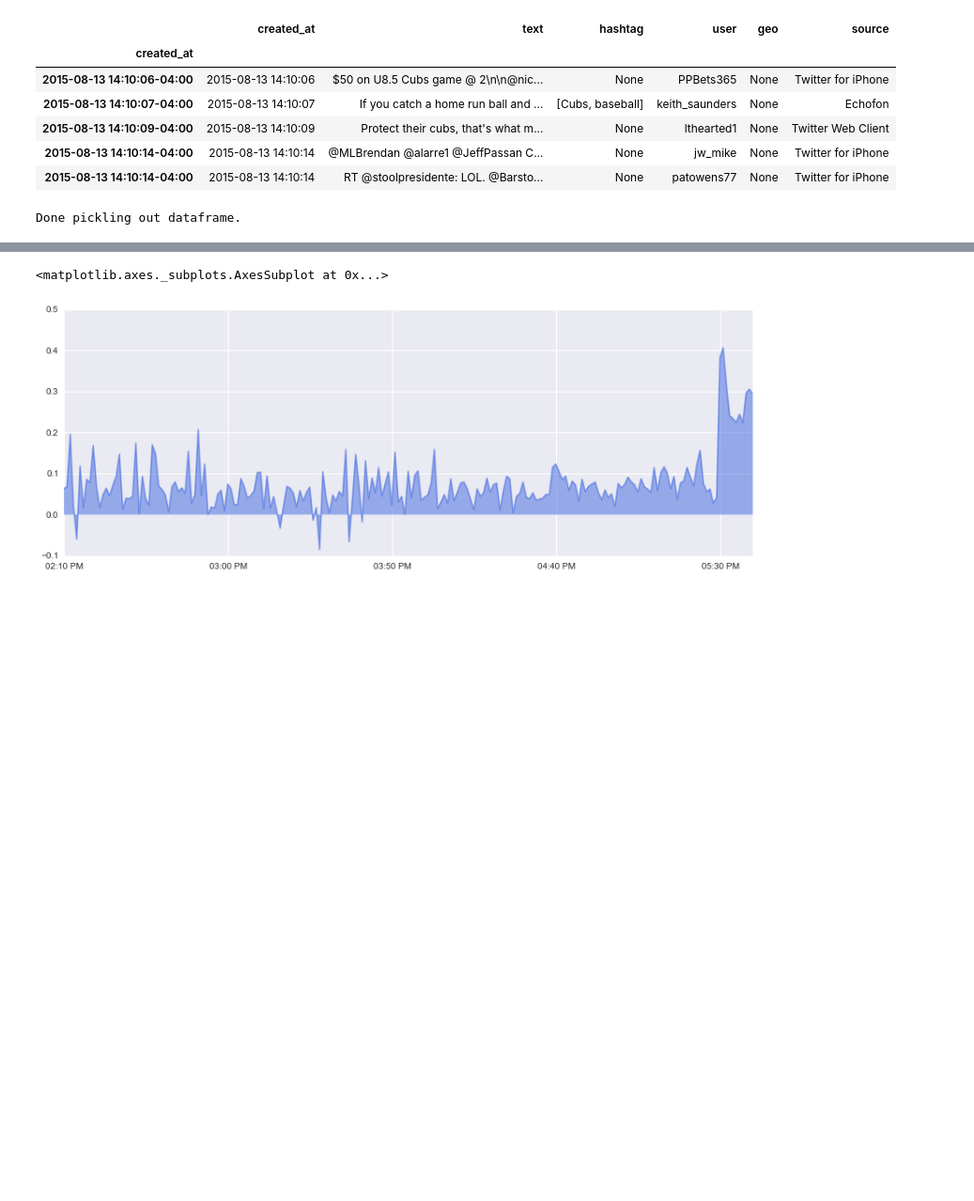
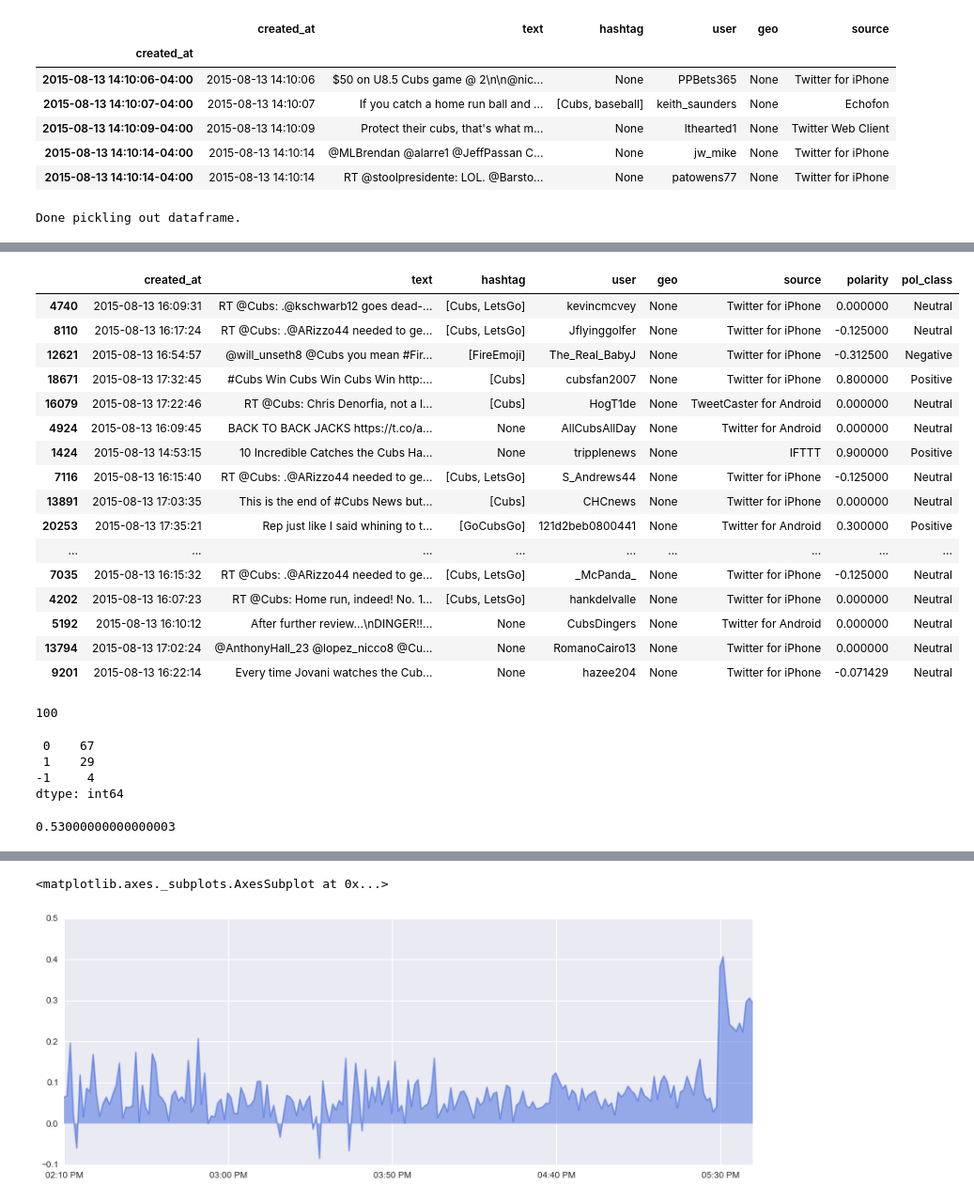
Before and after one commit to yongcho822/Cubs-Sentiment-Analysis-Dashboard, a Jupyter notebook: DaCubs.ipynb, the cells around one changed output, grey strips where cells are left out. Shown at 94% size. Cells and saved outputs as stored; diff of their text form; code cells hidden in the pictures; blank space fills up the shorter version.

```diff
--- a/DaCubs.ipynb
+++ b/DaCubs.ipynb
@@ -281,7 +286,10 @@ DF_with_baseline['pol_class'] = 0
 #binning our polarity values into Negative, Neutral, and Positive with +-0.2s as cutoffs.
 #basically assigning the middle 20% belly as Neutral values.
 #this will translate to 0.4 to 0.6 in p_pos being classified as Neutrals in a 0 to 1 scale.
-DF_with_baseline.loc[DF_with_baseline['polarity'] < -0.2, 'pol_class'] = 'Negative'
-DF_with_baseline.loc[(DF_with_baseline['polarity'] >= -0.2) &
-                     (DF_with_baseline['polarity'] <= 0.2), 'pol_class'] = 'Neutral'
-DF_with_baseline.loc[DF_with_baseline['polarity'] > 0.2, 'pol_class'] = 'Positive'
+
+cutoff = 0.2
+
+DF_with_baseline.loc[DF_with_baseline['polarity'] < -cutoff, 'pol_class'] = 'Negative'
+DF_with_baseline.loc[(DF_with_baseline['polarity'] >= -cutoff) &
+                     (DF_with_baseline['polarity'] <= cutoff), 'pol_class'] = 'Neutral'
+DF_with_baseline.loc[DF_with_baseline['polarity'] > cutoff, 'pol_class'] = 'Positive'
@@ -294,0 +314,3 @@ dtype: int64
+# %%
+#resetting index - we have the info we need in the 'created_at' column anyway
+DF_with_baseline = DF_with_baseline.reset_index(drop=True)
@@ -294,0 +326,31 @@ dtype: int64
+# %%
+#come up with size 200 test set to manually label, and then we can compare that to what
+#TextBlob.sentiment.polarity predicted to get the baseline accuracy score.
+
+#start by making a subset test_set, 100 rows of text from the dataframe.
+#but start by random sampling - to do that, get 100 random index numbers.
+import random
+rows = random.sample(DF_with_baseline.index, 100)
+# %%
+df_100 = DF_with_baseline.ix[rows]
+pd.set_option('display.max_rows', 100)
+pd.set_option('display.max_colwidth', 1000)
+df_100
+# %% [output]
+|  | created_at | text | hashtag | user | geo | source | polarity | pol_class |
+| 4740 | 2015-08-13 16:09:31 | RT @Cubs: .@kschwarb12 goes dead-... | [Cubs, LetsGo] | kevincmcvey | None | Twitter for iPhone | 0.000000 | Neutral |
+| 8110 | 2015-08-13 16:17:24 | RT @Cubs: .@ARizzo44 needed to ge... | [Cubs, LetsGo] | Jflyinggolfer | None | Twitter for iPhone | -0.125000 | Neutral |
+| 12621 | 2015-08-13 16:54:57 | @will_unseth8 @Cubs you mean #Fir... | [FireEmoji] | The_Real_BabyJ | None | Twitter for iPhone | -0.312500 | Negative |
+| 18671 | 2015-08-13 17:32:45 | #Cubs Win Cubs Win Cubs Win http:... | [Cubs] | cubsfan2007 | None | Twitter for iPhone | 0.800000 | Positive |
+| 16079 | 2015-08-13 17:22:46 | RT @Cubs: Chris Denorfia, not a l... | [Cubs] | HogT1de | None | TweetCaster for Android | 0.000000 | Neutral |
+| 4924 | 2015-08-13 16:09:45 | BACK TO BACK JACKS https://t.co/a... | None | AllCubsAllDay | None | Twitter for Android | 0.000000 | Neutral |
+| 1424 | 2015-08-13 14:53:15 | 10 Incredible Catches the Cubs Ha... | None | tripplenews | None | IFTTT | 0.900000 | Positive |
+| 7116 | 2015-08-13 16:15:40 | RT @Cubs: .@ARizzo44 needed to ge... | [Cubs, LetsGo] | S_Andrews44 | None | Twitter for iPhone | -0.125000 | Neutral |
+| 13891 | 2015-08-13 17:03:35 | This is the end of #Cubs News but... | [Cubs] | CHCnews | None | Twitter for iPhone | 0.000000 | Neutral |
+| 20253 | 2015-08-13 17:35:21 | Rep just like I said whining to t... | [GoCubsGo] | 121d2beb0800441 | None | Twitter for Android | 0.300000 | Positive |
+| ... | ... | ... | ... | ... | ... | ... | ... | ... |
+| 7035 | 2015-08-13 16:15:32 | RT @Cubs: .@ARizzo44 needed to ge... | [Cubs, LetsGo] | _McPanda_ | None | Twitter for iPhone | -0.125000 | Neutral |
+| 4202 | 2015-08-13 16:07:23 | RT @Cubs: Home run, indeed! No. 1... | [Cubs, LetsGo] | hankdelvalle | None | Twitter for iPhone | 0.000000 | Neutral |
+| 5192 | 2015-08-13 16:10:12 | After further review...\nDINGER!!... | None | CubsDingers | None | Twitter for Android | 0.000000 | Neutral |
+| 13794 | 2015-08-13 17:02:24 | @AnthonyHall_23 @lopez_nicco8 @Cu... | None | RomanoCairo13 | None | Twitter for iPhone | 0.000000 | Neutral |
+| 9201 | 2015-08-13 16:22:14 | Every time Jovani watches the Cub... | None | hazee204 | None | Twitter for iPhone | -0.071429 | Neutral |
@@ -294,0 +360,4 @@ dtype: int64
+# %%
+len(label_list)
+# %% [output]
+100
@@ -294,0 +368,13 @@ dtype: int64
+# %%
+df_100_num['pol_class'] = df_100_num['pol_class'].replace("Neutral",0).replace("Positive",1).replace("Negative",-1)
+print df_100_num.pol_class.value_counts()
+# %% [output]
+ 0    67
+ 1    29
+-1     4
+dtype: int64
+# %%
+accuracy_score(label_list, list(df_100_num.pol_class))
+#53.0% accuracy when we use the straight-outta-the-box TextBlob (PatternAnalyzer) Sentiment Polarity.
+# %% [output]
+0.53000000000000003
```
Also changed, not shown: parts of 23 cells of this notebook.
